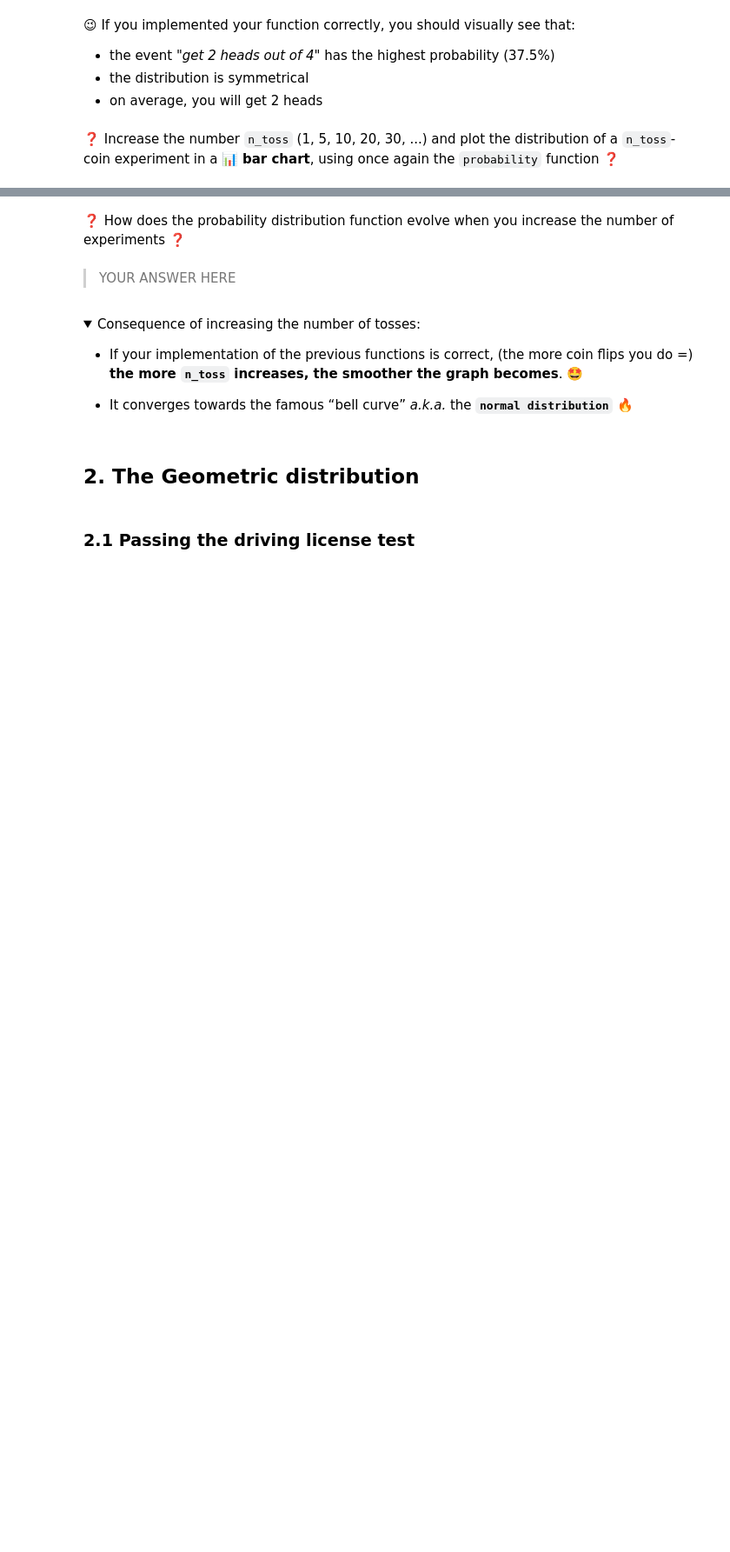
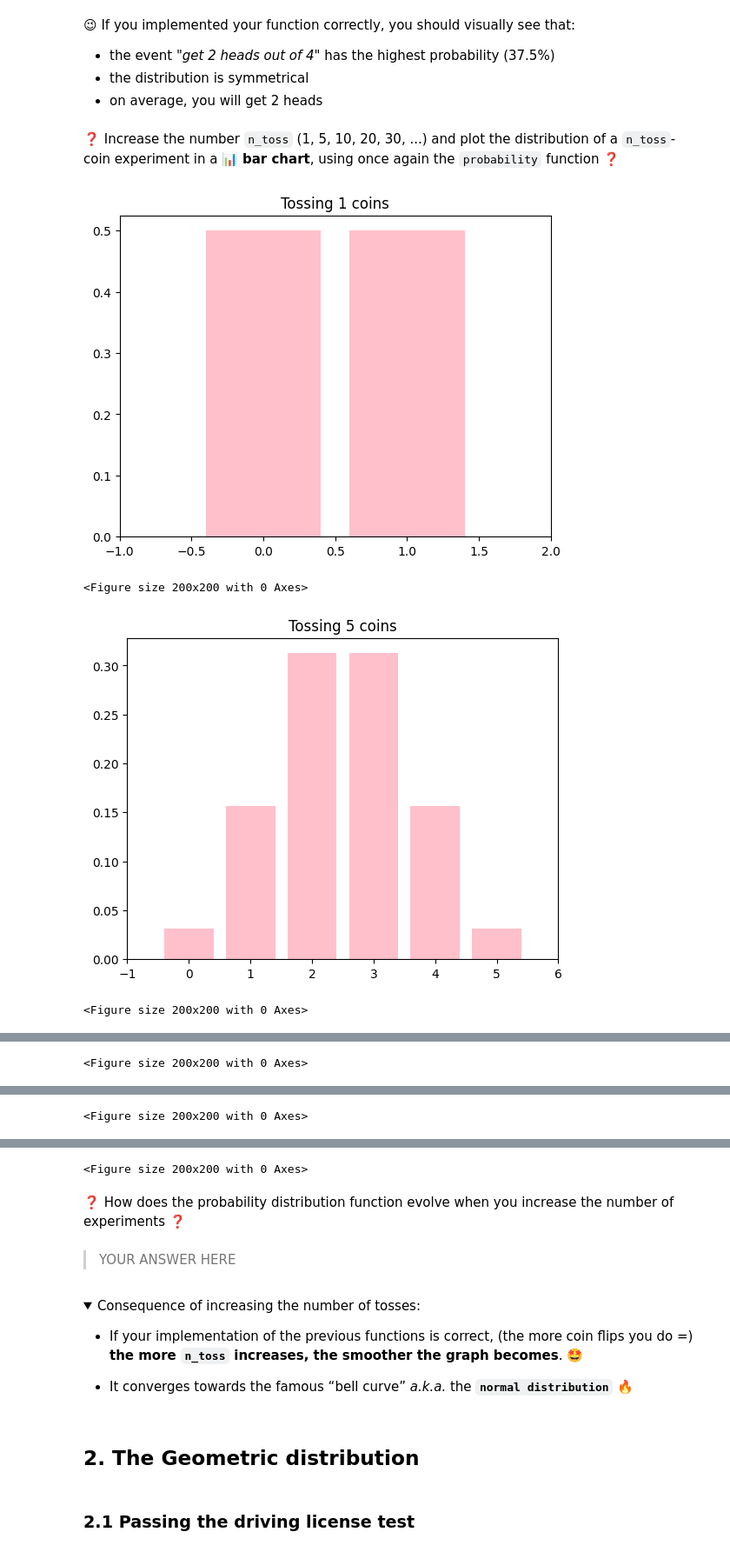
Before and after one commit to bitazaratustra/lewagon_data, a Jupyter notebook: data-random-variables/random_variables.ipynb, the cells around one changed output, grey strips where cells are left out. Shown: that part at 87% size. Saved outputs shown, nothing was run; the diff lists cells and outputs as text; code cells hidden in the pictures; folded sections open; blank space fills up the shorter version.

```diff
--- a/data-random-variables/random_variables.ipynb
+++ b/data-random-variables/random_variables.ipynb
@@ -273,0 +285,23 @@ $$ \large \mathbb{P} (X = k ) = \frac{\binom{n}{k}}{2^n} $$
+# %%
+# YOUR CODE HERE
+list_of_n_toss = [1,5, 10, 20, 30]
+
+for n_toss in list_of_n_toss:
+
+    # Computing the probabilites of getting 0, 1, 2, ..., n_toss heads among 4 tosses
+    distribution = probability(n_toss)
+
+    # Showing the distribution of this 4-coin experiment in a bar plot
+
+    possible_number_of_heads = distribution.keys()
+    respective_probabilities = distribution.values()
+    plt.title(f"Tossing {n_toss} coins");
+    plt.bar(possible_number_of_heads, respective_probabilities, color = 'pink');
+    plt.xlim((0-1, n_toss +1));
+    plt.figure(figsize = (2,2));
+    plt.show();
+# %% [output]
+[figure, added]
+<Figure size 200x200 with 0 Axes>
+[figure, added]
+<Figure size 200x200 with 0 Axes>
@@ -273,0 +309 @@ $$ \large \mathbb{P} (X = k ) = \frac{\binom{n}{k}}{2^n} $$
+<Figure size 200x200 with 0 Axes>
@@ -273,0 +311 @@ $$ \large \mathbb{P} (X = k ) = \frac{\binom{n}{k}}{2^n} $$
+<Figure size 200x200 with 0 Axes>
@@ -274,3 +313,4 @@ $$ \large \mathbb{P} (X = k ) = \frac{\binom{n}{k}}{2^n} $$
+<Figure size 200x200 with 0 Axes>
 # %% [markdown]
 ❓ How does the probability distribution function evolve when you increase the number of experiments  ❓
 # %% [markdown]
```
Also changed, not shown: parts of 6 cells of this notebook.
